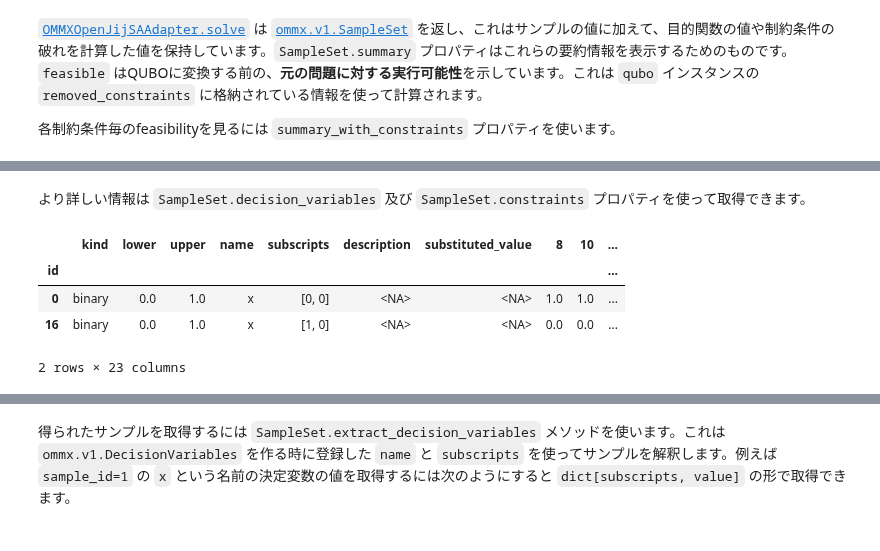
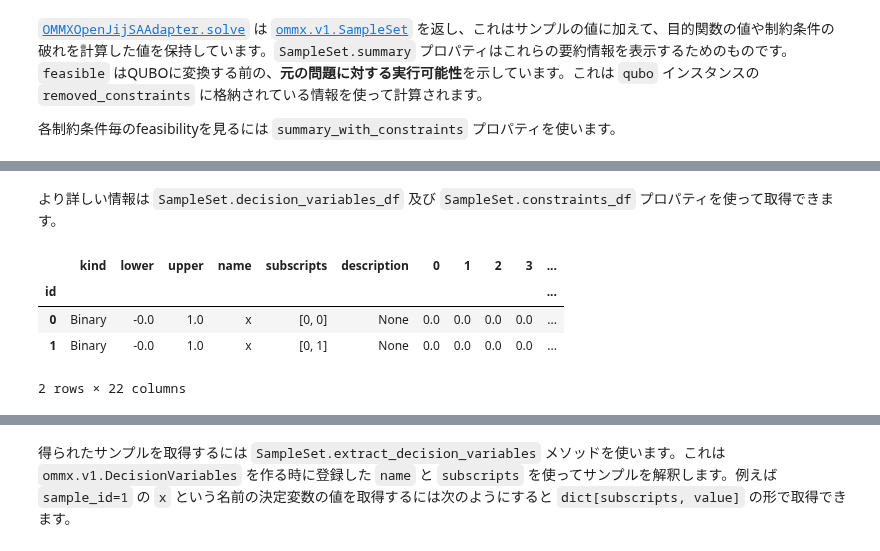
Before and after one commit to Jij-Inc/ommx, a Jupyter notebook: docs/ja/tutorial/tsp_sampling_with_openjij_adapter.ipynb, the cells around one changed output, grey strips where cells are left out. Saved outputs shown, nothing was run; the diff lists cells and outputs as text; code cells hidden in the pictures.

```diff
--- a/docs/ja/tutorial/tsp_sampling_with_openjij_adapter.ipynb
+++ b/docs/ja/tutorial/tsp_sampling_with_openjij_adapter.ipynb
@@ -175,12 +175,12 @@ sample_set.summary_with_constraints
 16 rows × 34 columns
 # %% [markdown]
-より詳しい情報は `SampleSet.decision_variables` 及び `SampleSet.constraints` プロパティを使って取得できます。
+より詳しい情報は `SampleSet.decision_variables_df` 及び `SampleSet.constraints_df` プロパティを使って取得できます。
 # %%
-sample_set.decision_variables.head(2)
+sample_set.decision_variables_df.head(2)
 # %% [output]
-|  | kind | lower | upper | name | subscripts | description | substituted_value | 8 | 10 | ... |
-| id |  |  |  |  |  |  |  |  |  | ... |
-| 0 | binary | 0.0 | 1.0 | x | [0, 0] | <NA> | <NA> | 1.0 | 1.0 | ... |
-| 16 | binary | 0.0 | 1.0 | x | [1, 0] | <NA> | <NA> | 0.0 | 0.0 | ... |
+|  | kind | lower | upper | name | subscripts | description | 0 | 1 | 2 | 3 | ... |
+| id |  |  |  |  |  |  |  |  |  |  | ... |
+| 0 | Binary | -0.0 | 1.0 | x | [0, 0] | None | 0.0 | 0.0 | 0.0 | 0.0 | ... |
+| 1 | Binary | -0.0 | 1.0 | x | [0, 1] | None | 0.0 | 0.0 | 0.0 | 0.0 | ... |
-2 rows × 23 columns
+2 rows × 22 columns
 # %%
```
Also changed, not shown: parts of 6 cells of this notebook, 40 other files.
